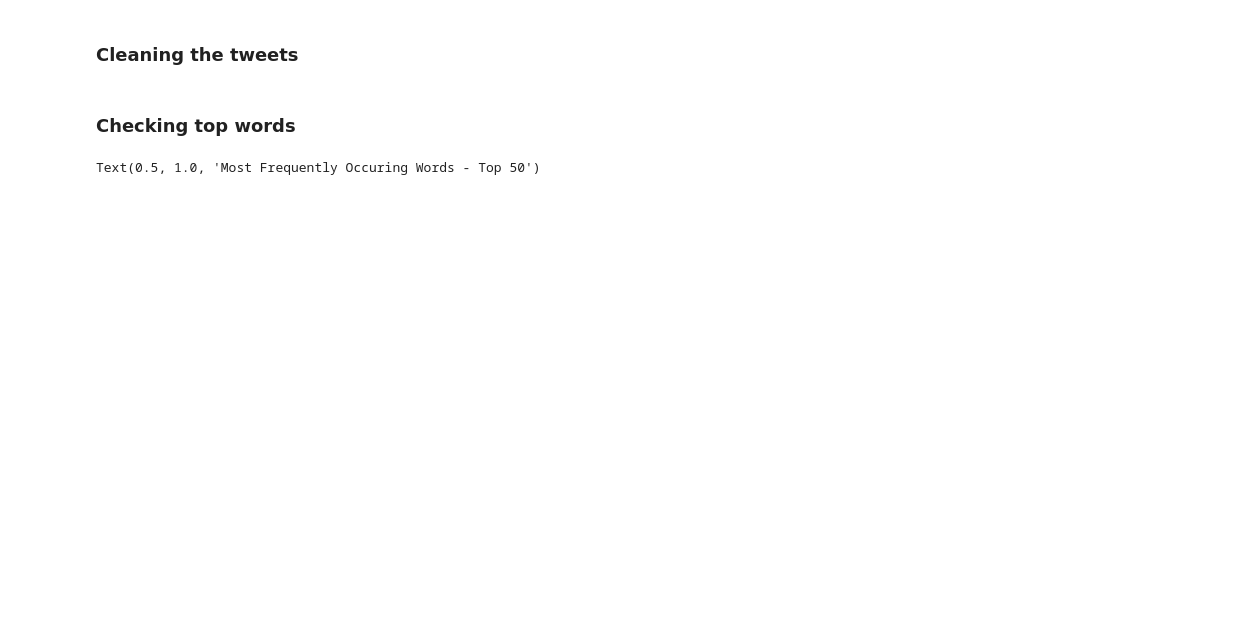
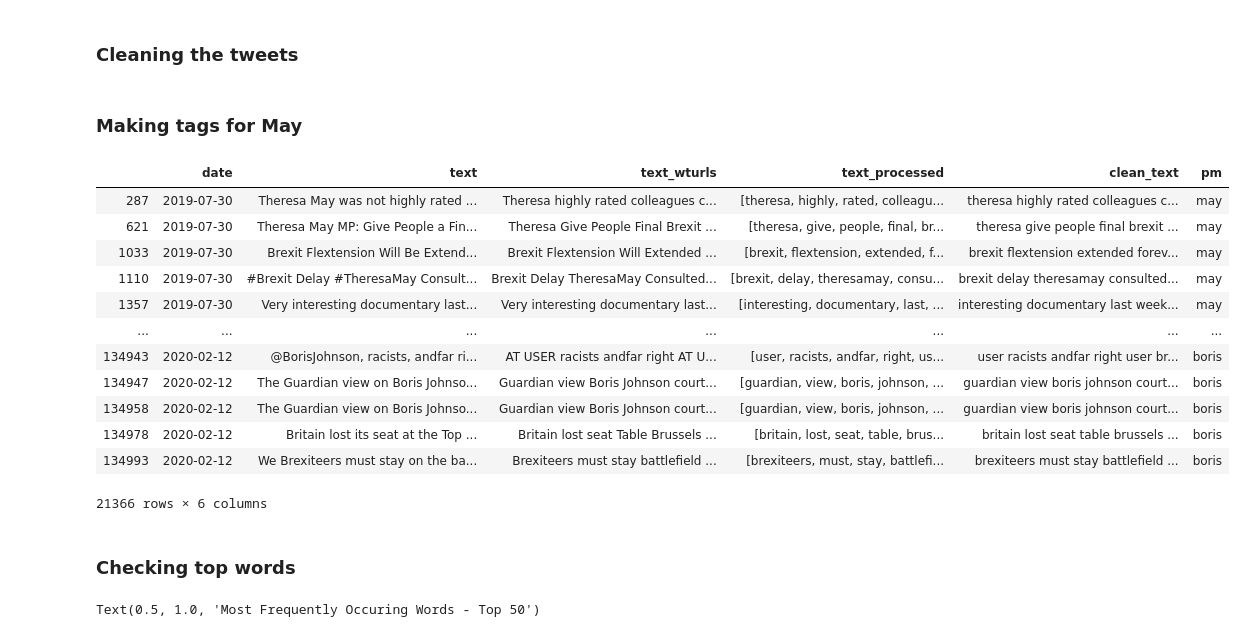
Before and after one commit to ta-data-lis/final-project, a Jupyter notebook: your-project/eda.ipynb, the cells around one changed output. Cells and saved outputs as stored; diff of their text form; code cells hidden in the pictures; blank space fills up the shorter version.

```diff
--- a/your-project/eda.ipynb
+++ b/your-project/eda.ipynb
@@ -209,0 +206,2 @@ df['text_processed'] = df['text'].apply(clean_up).apply(tokenize).apply(stem_and
+# %% [markdown]
+### Making tags for May
@@ -210,3 +212,19 @@ df['text_processed'] = df['text'].apply(clean_up).apply(tokenize).apply(stem_and
+# %%
+df_mb
+# %% [output]
+|  | date | text | text_wturls | text_processed | clean_text | pm |
+| 287 | 2019-07-30 | Theresa May was not highly rated ... | Theresa highly rated colleagues c... | [theresa, highly, rated, colleagu... | theresa highly rated colleagues c... | may |
+| 621 | 2019-07-30 | Theresa May MP: Give People a Fin... | Theresa Give People Final Brexit ... | [theresa, give, people, final, br... | theresa give people final brexit ... | may |
+| 1033 | 2019-07-30 | Brexit Flextension Will Be Extend... | Brexit Flextension Will Extended ... | [brexit, flextension, extended, f... | brexit flextension extended forev... | may |
+| 1110 | 2019-07-30 | #Brexit Delay #TheresaMay Consult... | Brexit Delay TheresaMay Consulted... | [brexit, delay, theresamay, consu... | brexit delay theresamay consulted... | may |
+| 1357 | 2019-07-30 | Very interesting documentary last... | Very interesting documentary last... | [interesting, documentary, last, ... | interesting documentary last week... | may |
+| ... | ... | ... | ... | ... | ... | ... |
+| 134943 | 2020-02-12 | @BorisJohnson, racists, andfar ri... | AT USER racists andfar right AT U... | [user, racists, andfar, right, us... | user racists andfar right user br... | boris |
+| 134947 | 2020-02-12 | The Guardian view on Boris Johnso... | Guardian view Boris Johnson court... | [guardian, view, boris, johnson, ... | guardian view boris johnson court... | boris |
+| 134958 | 2020-02-12 | The Guardian view on Boris Johnso... | Guardian view Boris Johnson court... | [guardian, view, boris, johnson, ... | guardian view boris johnson court... | boris |
+| 134978 | 2020-02-12 | Britain lost its seat at the Top ... | Britain lost seat Table Brussels ... | [britain, lost, seat, table, brus... | britain lost seat table brussels ... | boris |
+| 134993 | 2020-02-12 | We Brexiteers must stay on the ba... | Brexiteers must stay battlefield ... | [brexiteers, must, stay, battlefi... | brexiteers must stay battlefield ... | boris |
+21366 rows × 6 columns
 # %% [markdown]
 ### Checking top words
 # %%
```
Also changed, not shown: parts of 35 cells of this notebook.
